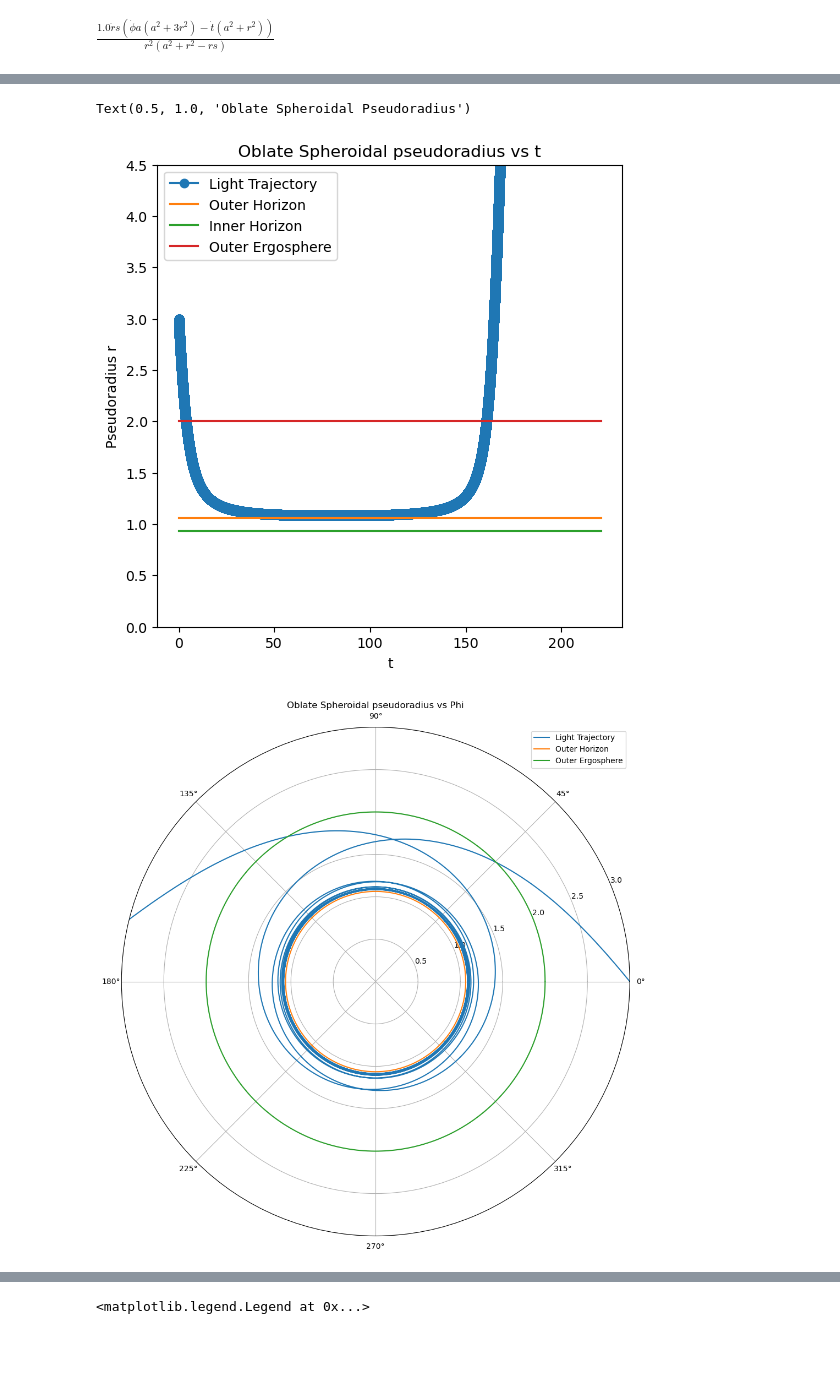
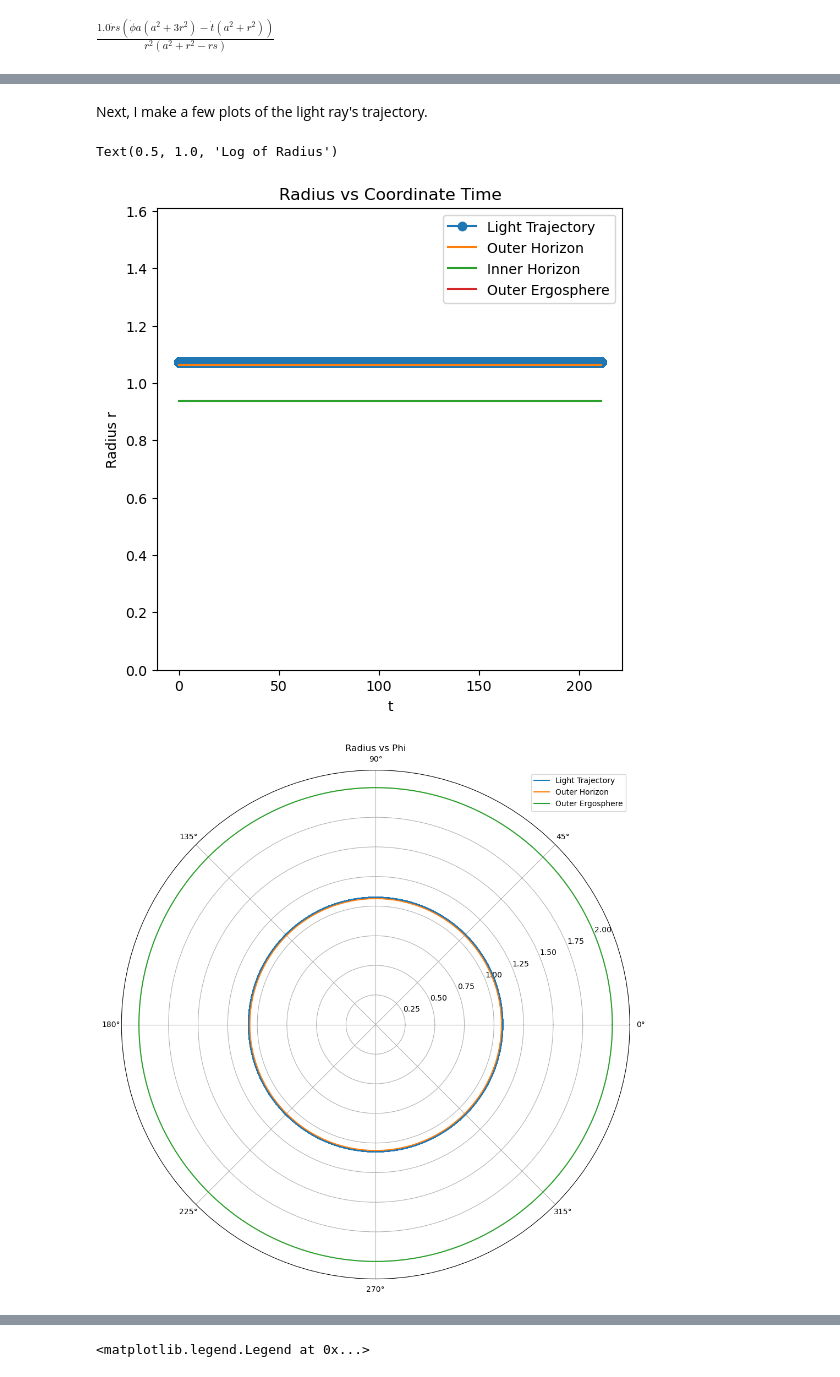
Before and after one commit to LordofDorknes/KerrSim, a Jupyter notebook: KerrSymb.ipynb, the cells around one changed output, grey strips where cells are left out. Saved outputs shown, nothing was run; the diff lists cells and outputs as text; code cells hidden in the pictures; blank space fills up the shorter version.

```diff
--- a/KerrSymb.ipynb
+++ b/KerrSymb.ipynb
@@ -137,18 +159,7 @@ $\displaystyle \frac{1.0 \dot{r} s \left(\dot{\phi} a \left(a^{2} + 3 r^{2}\righ
 # %%
 import math
 from scipy.optimize import fsolve
-#define functions we will need
-def Delta(r):
-    delta=r**2 + a**2-r*s
-    return delta
 
-def P(r):
-    p=E*(r**2 + a**2) - a*L
-    return p
-
-def R(r):
-    R=-Delta(r)*((L-a*E)**2+m**2)+P(r)**2
-    return R
 #black hole params
 a=0.998 #BH spin param
 M=1 #BH mass param
@@ -164,14 +175,15 @@ r_ei=0
 
 #test particle
 m=0.00 #particle mass
-r_0=3 #initial radial pos
-rp_0=-0.05 #initial radial (pseudo?)momentum
+r_0=s*(1+np.cos(2/3*np.arccos(-np.abs(a)/M))) #initial radial pos
+rp_0=0#initial radial momentum
 
 phi_0=0 #initial angular pos
-phip_0=0.020395#initial angular (pseudo?)momentum
+phip_0=0.1#initial angular momentum
 
 t_0=0
 
+#solve for the
 init_cond_equation=lambda tdot : m**2 - (1-s/r_0)*tdot**2 - 2*a*s*phip_0*tdot/r_0+(r_0**2+a**2+a**2*s/r_0)*phip_0**2+rp_0**2*r_0**2/(Delta(r_0))
 try:
     tp_0_guess=(-a*s*phip_0/r_0+math.sqrt(a*a*s*phip_0*phip_0/r_0 + (1-s/r_0)*(m**2 + (r_0**2+a**2)*phip_0**2 + (r_0*rp_0)**2/Delta(r_0))))/(1-s/r_0)
@@ -179,7 +191,5 @@ try:
 except ZeroDivisionError:
     tp_0_guess =0.05
 
-
-
 tp_0=fsolve(init_cond_equation,tp_0_guess)[-1]
 # %% [markdown]
@@ -226,12 +242,14 @@ for lambstep in range(1,step_max):
     except RuntimeError:
         break
     finally:
-        if(xmu[lambstep,2] <1.02*r_h):
+        if(xmu[lambstep,2] <1.00001*r_h):
             break
         if(xmu[lambstep,2] > 20*r_0):
             break
 
 x_trunc=xmu[0:reachedstep,:] #x without the trailing zero rows
+# %% [markdown]
+Next, I make a few plots of the light ray's trajectory.
 # %%
 tmin=np.min(x_trunc[:,0])
 tmax=np.max(x_trunc[:,0])
@@ -241,37 +259,37 @@ plt.plot([tmin, tmax],[r_h,r_h],label="Outer Horizon")
 plt.plot([tmin, tmax],[r_hi,r_hi],label="Inner Horizon")
 plt.plot([tmin, tmax],[r_e,r_e],label="Outer Ergosphere")
 plt.xlabel("t")
 plt.ylabel("Radius r")
 plt.title("Radius vs Coordinate Time")
 plt.ylim([0,r_0*1.5])
 plt.legend()
 #polar plot
 fig2, ax2 = plt.subplots(figsize=(12,12),subplot_kw={'projection':'polar'})
 
 #setup horizon plotting
 numpts=300
 th_hor=np.linspace(0,2*np.pi,num=numpts)
 ones_arr=np.ones((numpts))
 rh_arr=ones_arr*r_h
 rhi_arr=ones_arr*r_hi
 re_arr=ones_arr*r_e
 #plot trajectory
 ax2.plot(x_trunc[:,1],x_trunc[:,2],label='Light Trajectory')
 #plot horizon
 ax2.plot(th_hor,rh_arr,label='Outer Horizon')
 ax2.plot(th_hor,re_arr,label='Outer Ergosphere')
 #ax2.plot(th_hor,rhi_arr)
-plt.title("Oblate Spheroidal pseudoradius vs Phi")
-plt.ylim([0,r_0*1])
+plt.title("Radius vs Phi")
+plt.ylim([0,r_0*2])
 plt.legend()
 
 
 plt.figure()
 plt.semilogy(x_trunc[:,0],x_trunc[:,2]-r_h,'-o')
 plt.xlabel("t")
-plt.ylabel("log(r-r_h) log of diff of pseudoradius")
-plt.title("Oblate Spheroidal Pseudoradius")
+plt.ylabel("log(r-r_h) ")
+plt.title("Log of Radius")
 # %% [output]
-Text(0.5, 1.0, 'Oblate Spheroidal Pseudoradius')
+Text(0.5, 1.0, 'Log of Radius')
-[figure, old version]
+[figure, new version]
-[figure, old version]
+[figure, new version]
```
Also changed, not shown: parts of 29 cells of this notebook.
